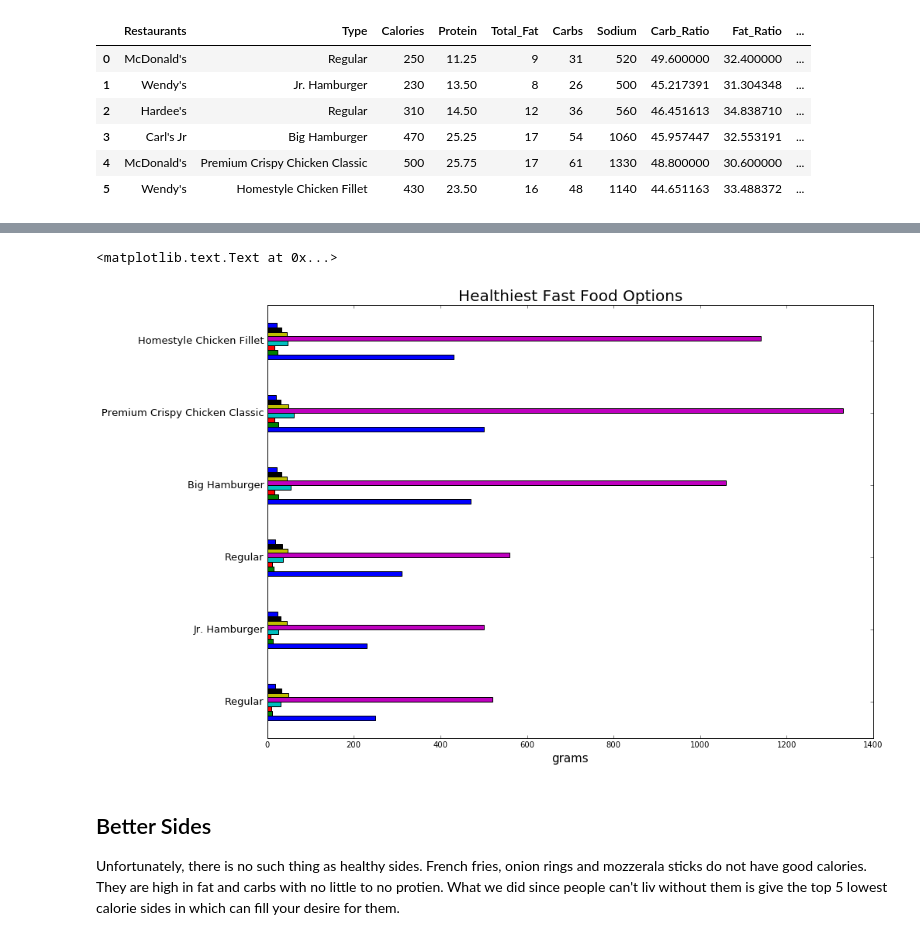
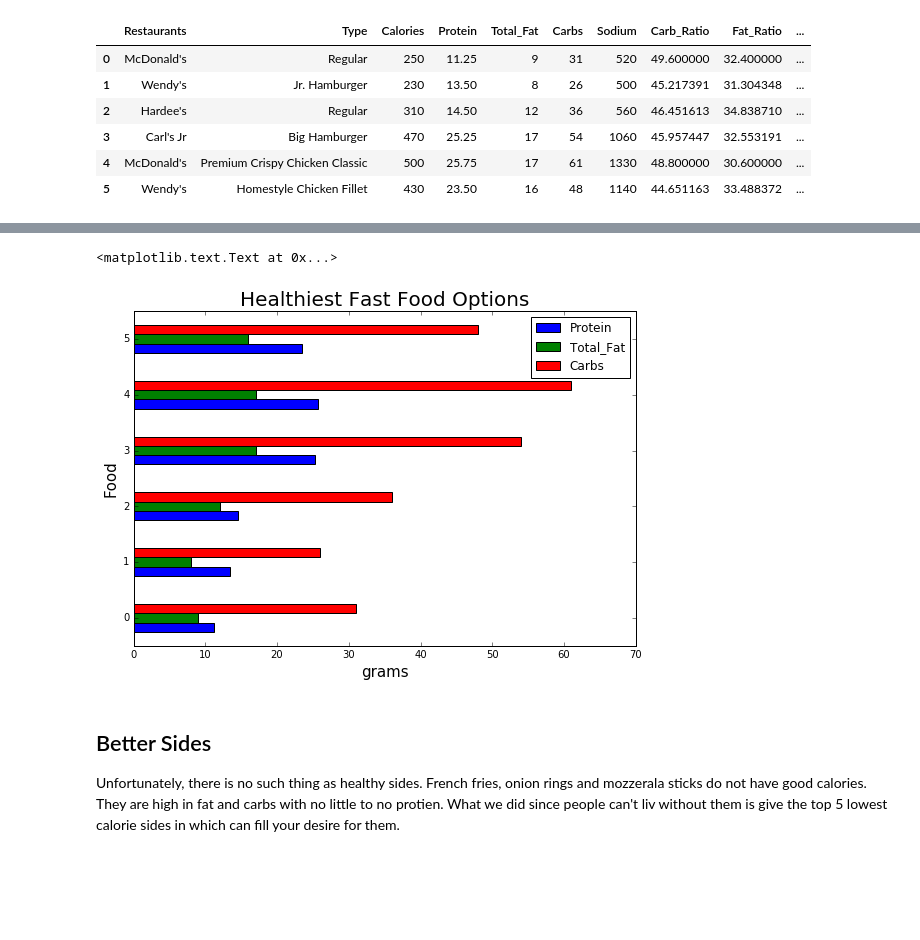
Before and after one commit to mauricecox/Final-Project, a Jupyter notebook: Final Project.ipynb, the cells around one changed output, grey strips where cells are left out. Drawn from its saved outputs; the diff is of its cells as text; code cells hidden in the pictures; blank space fills up the shorter version.

```diff
--- a/Final Project.ipynb
+++ b/Final Project.ipynb
@@ -345,11 +340,13 @@ FoodResult.plot(kind='barh')
 # %%
-graph = FoodResult.plot(kind='barh', figsize=(14, 10), legend=False)
+FoodResult = FoodResult.loc[:,['Protein','Total_Fat', 'Carbs']]
+graph = FoodResult.plot(kind='barh', figsize=(9, 6), legend=True)
 graph.set_xlabel('grams', size=15)
-graph.set_yticklabels(FoodResult['Resturant'and'Type'], size=13)
+graph.set_ylabel('Food', size=15)
+#graph.set_yticklabels(FoodResult['Resturant'], size=13)
 graph.set_title('Healthiest Fast Food Options', size=20)
 # %% [output]
 <matplotlib.text.Text at 0x...>
-[figure, old version]
+[figure, new version]
 # %% [markdown]
 ## Better Sides
 Unfortunately, there is no such thing as healthy sides. French fries, onion rings and mozzerala sticks do not have good calories. They are high in fat and carbs with no little to no protien. What we did since people can't liv without them is give the top 5 lowest calorie sides in which can fill your desire for them.
```
Also changed, not shown: parts of 6 cells of this notebook.
